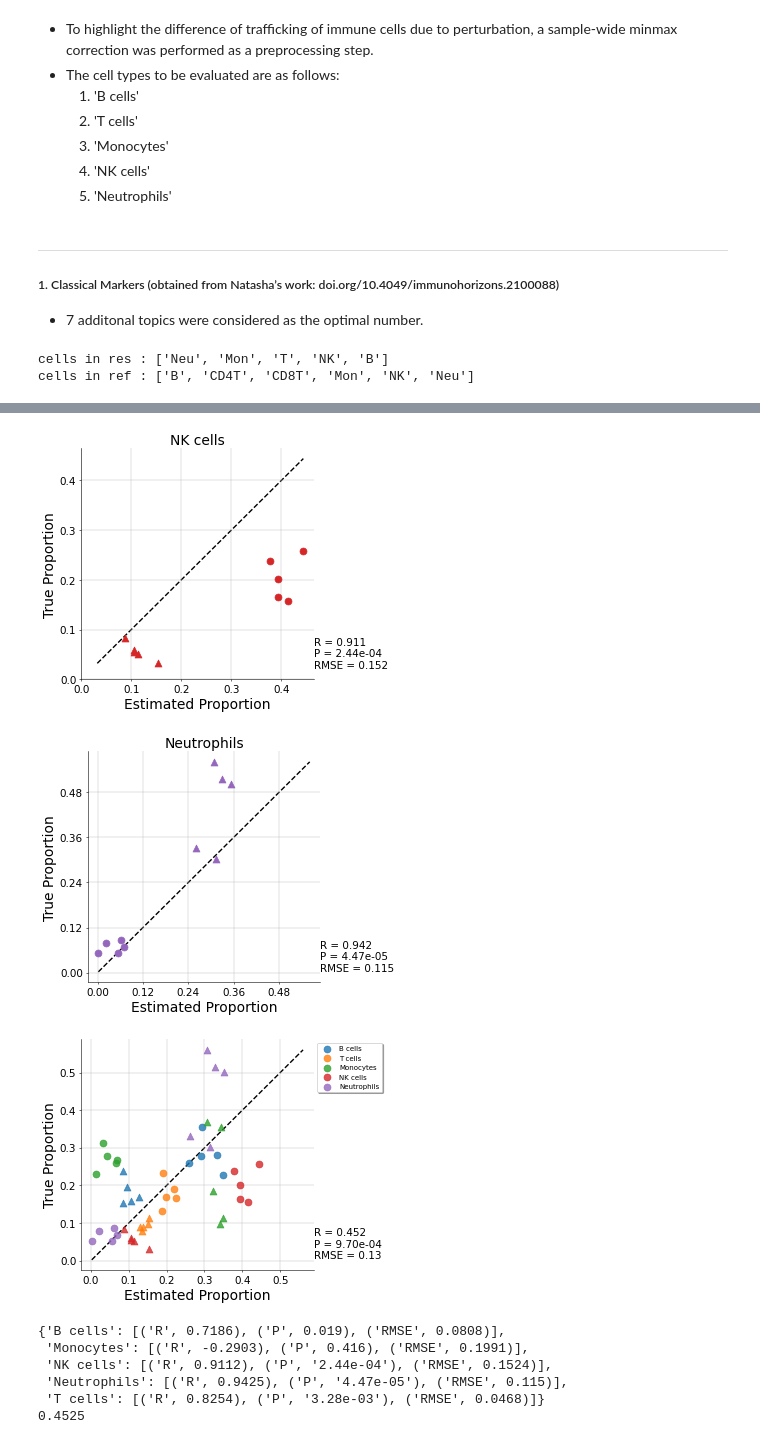
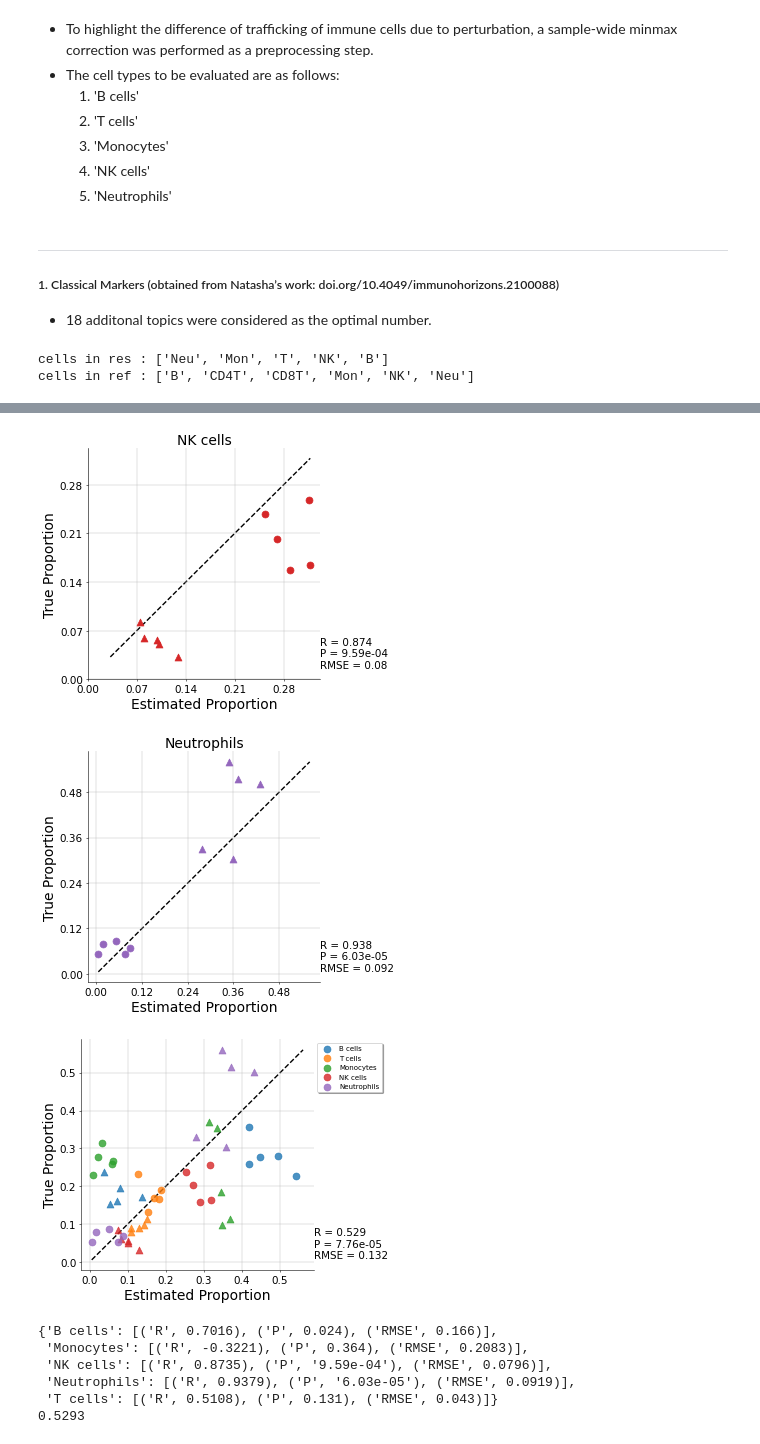
Before and after one commit to mizuno-group/GLDADec, a Jupyter notebook: examples/Fig5_GLDADec_GSE239996_APAP.ipynb, the cells around one changed output, grey strips where cells are left out. Saved outputs shown, nothing was run; the diff lists cells and outputs as text; code cells hidden in the pictures.

```diff
--- a/examples/Fig5_GLDADec_GSE239996_APAP.ipynb
+++ b/examples/Fig5_GLDADec_GSE239996_APAP.ipynb
@@ -33,7 +34,7 @@ target_facs = pd.read_csv(BASE_DIR+'/data/GSE239996/rat_dili_facs.csv',index_col
 # %% [markdown]
 ***
 ##### 1. Classical Markers (obtained from Natasha’s work: doi.org/10.4049/immunohorizons.2100088)
-- 7 additonal topics were considered as the optimal number.
+- 18 additonal topics were considered as the optimal number.
 # %%
 marker_dic1 = pd.read_pickle(BASE_DIR+'/data/marker/rat_liver_classical.pkl')
 # %%
@@ -44,7 +45,7 @@ pp.from_predata(raw_df,target_samples=['liver-ctrl','liver-apap'],
 pp.gene_selection(method='CV',outlier=True,topn=1000)
 pp.add_marker_genes(target_cells=['Neu', 'Mon','T', 'NK', 'B'],add_dic=marker_dic1)
 pp.deocnv_prep(random_sets=random_sets,do_plot=False,specific=True,prior_norm=True,norm_scale=1,minmax=True,mm_scale=10)
-pp.deconv(n=10,add_topic=7,n_iter=100,alpha=0.01,eta=0.01,refresh=10,initial_conf=1.0,seed_conf=1.0,other_conf=0.0,ll_plot=False,var_plot=False)
+pp.deconv(n=10,add_topic=18,n_iter=100,alpha=0.01,eta=0.01,refresh=10,initial_conf=1.0,seed_conf=1.0,other_conf=0.0,ll_plot=False,var_plot=False)
 
 # evaluate
 pp.evaluate(facs_df=target_facs,deconv_norm_range=['Neu', 'Mon','T', 'NK', 'B'],
@@ -64,12 +65,12 @@ cells in ref : ['B', 'CD4T', 'CD8T', 'Mon', 'NK', 'Neu']
-[figure, old version]
+[figure, new version]
-[figure, old version]
+[figure, new version]
-[figure, old version]
+[figure, new version]
-{'B cells': [('R', 0.7186), ('P', 0.019), ('RMSE', 0.0808)],
- 'Monocytes': [('R', -0.2903), ('P', 0.416), ('RMSE', 0.1991)],
- 'NK cells': [('R', 0.9112), ('P', '2.44e-04'), ('RMSE', 0.1524)],
- 'Neutrophils': [('R', 0.9425), ('P', '4.47e-05'), ('RMSE', 0.115)],
- 'T cells': [('R', 0.8254), ('P', '3.28e-03'), ('RMSE', 0.0468)]}
-0.4525
+{'B cells': [('R', 0.7016), ('P', 0.024), ('RMSE', 0.166)],
+ 'Monocytes': [('R', -0.3221), ('P', 0.364), ('RMSE', 0.2083)],
+ 'NK cells': [('R', 0.8735), ('P', '9.59e-04'), ('RMSE', 0.0796)],
+ 'Neutrophils': [('R', 0.9379), ('P', '6.03e-05'), ('RMSE', 0.0919)],
+ 'T cells': [('R', 0.5108), ('P', 0.131), ('RMSE', 0.043)]}
+0.5293
 # %% [markdown]
 ***
 ##### 2. Mouse marker genes obtaied from CellMarker
```
Also changed, not shown: parts of 6 cells of this notebook, 30 other files.
